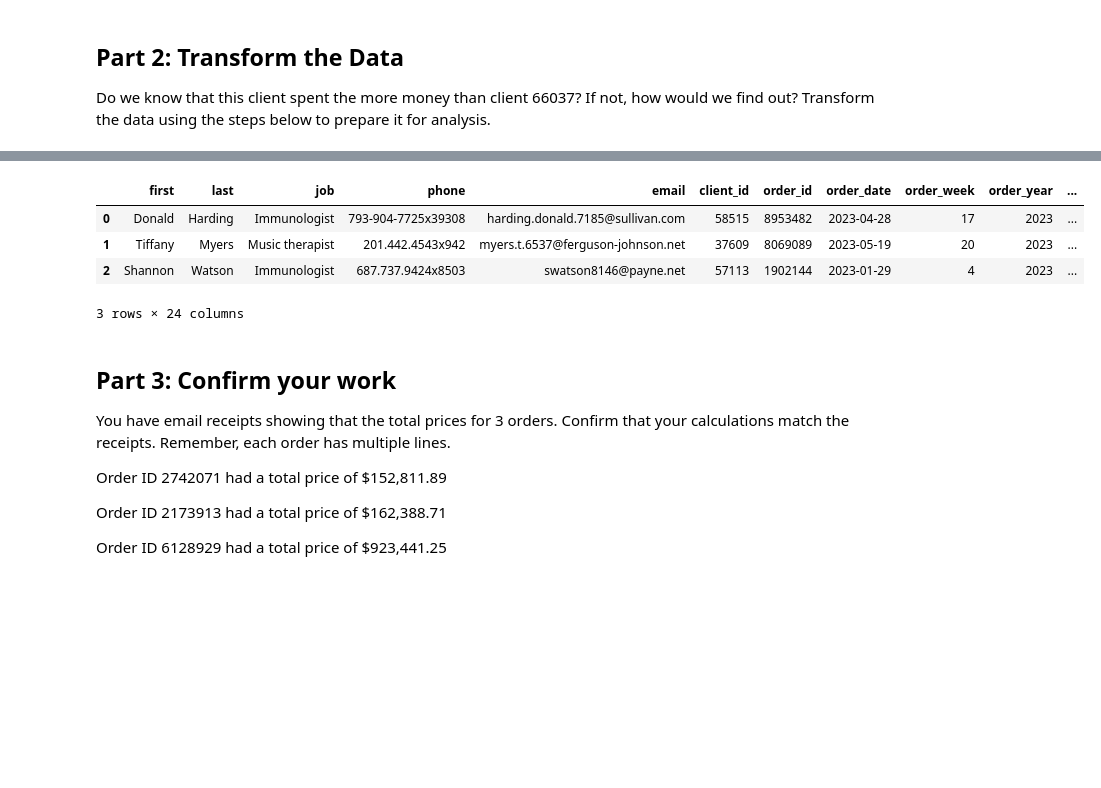
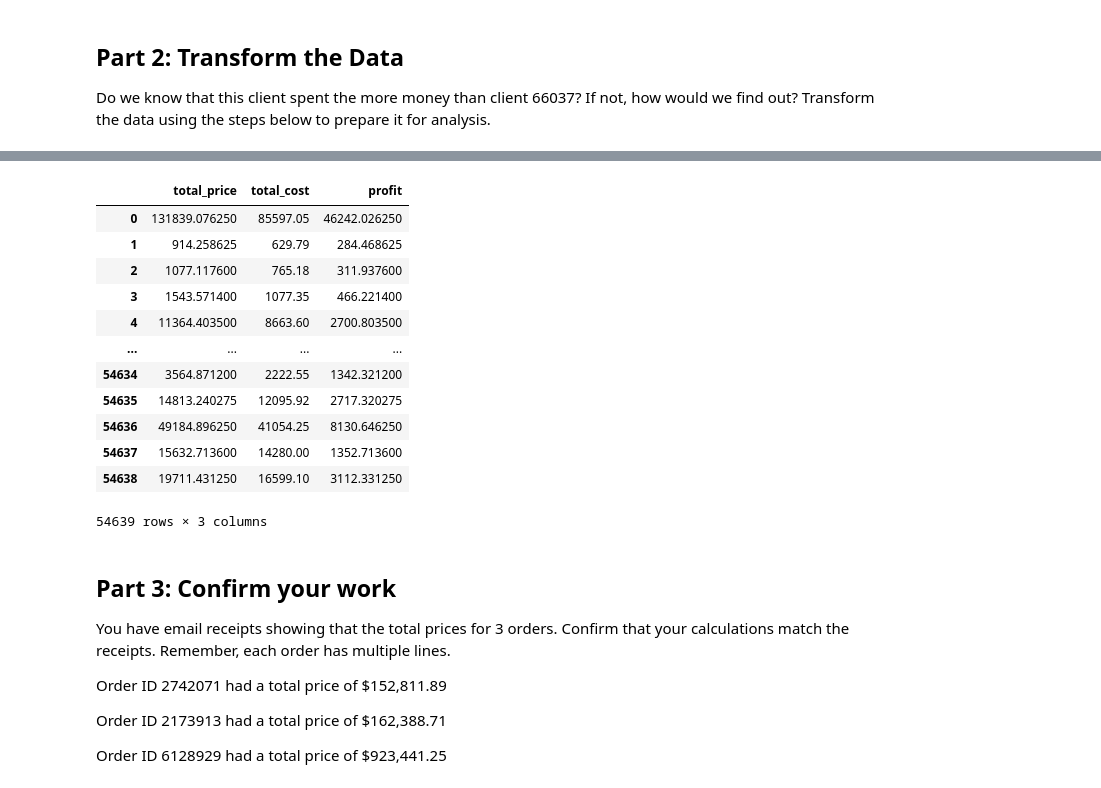
Before and after one commit to YuJames/pandas-challenge-1, a Jupyter notebook: wholesale_data_analysis_starter_code.ipynb, the cells around one changed output, grey strips where cells are left out. Cells and saved outputs as stored; diff of their text form; code cells hidden in the pictures; blank space fills up the shorter version.

```diff
--- a/wholesale_data_analysis_starter_code.ipynb
+++ b/wholesale_data_analysis_starter_code.ipynb
@@ -117,4 +117,6 @@ df[df["client_id"] == top_client_id]["qty"].sum()
 Do we know that this client spent the more money than client 66037? If not, how would we find out? Transform the data using the steps below to prepare it for analysis.
 # %%
 # Create a column that calculates the subtotal for each line using the unit_price and the qty
+df["subtotal"] = df["qty"] * df["unit_price"]
+df[["client_id", "qty", "unit_price", "subtotal"]]
 # %% [output]
@@ -124,4 +136,6 @@ Do we know that this client spent the more money than client 66037? If not, how
 # %%
 # Create a column for shipping price.
 # Assume a shipping price of $7 per pound for orders over 50 pounds and $10 per pound for items 50 pounds or under.
+df["shipping_price"] = df.apply((lambda x: (10 * x["qty"] * x["unit_weight"]) if (x["qty"] * x["unit_weight"]) <= 50 else (7 * x["qty"] * x["unit_weight"]) ), axis=1)
+df[["client_id", "qty", "unit_weight", "shipping_price"]]
 # %% [output]
@@ -132,3 +155,5 @@ Do we know that this client spent the more money than client 66037? If not, how
 # %%
 # Create a column for the total price using the subtotal and the shipping price along with a sales tax of 9.25%
+df["total_price"] = (df["subtotal"] + df["shipping_price"]) * 1.0925
+df[["subtotal", "shipping_price", "total_price"]]
 # %% [output]
@@ -139,4 +173,6 @@ Do we know that this client spent the more money than client 66037? If not, how
 # %%
 # Create a column for the cost of each line using unit cost, qty, and
 # shipping price (assume the shipping cost is exactly what is charged to the client).
+df["total_cost"] = (df["unit_cost"] * df["qty"]) + df["shipping_price"]
+df[["unit_cost", "qty", "shipping_price", "total_cost"]]
 # %% [output]
@@ -148,11 +192,21 @@ Do we know that this client spent the more money than client 66037? If not, how
 # %%
 # Create a column for the profit of each line using line cost and line price
+df["profit"] = df["total_price"] - df["total_cost"]
+df[["total_price", "total_cost", "profit"]]
 # %% [output]
-|  | first | last | job | phone | email | client_id | order_id | order_date | order_week | order_year | ... |
-| 0 | Donald | Harding | Immunologist | 793-904-7725x39308 | harding.donald.7185@sullivan.com | 58515 | 8953482 | 2023-04-28 | 17 | 2023 | ... |
-| 1 | Tiffany | Myers | Music therapist | 201.442.4543x942 | myers.t.6537@ferguson-johnson.net | 37609 | 8069089 | 2023-05-19 | 20 | 2023 | ... |
-| 2 | Shannon | Watson | Immunologist | 687.737.9424x8503 | swatson8146@payne.net | 57113 | 1902144 | 2023-01-29 | 4 | 2023 | ... |
+|  | total_price | total_cost | profit |
+| 0 | 131839.076250 | 85597.05 | 46242.026250 |
+| 1 | 914.258625 | 629.79 | 284.468625 |
+| 2 | 1077.117600 | 765.18 | 311.937600 |
+| 3 | 1543.571400 | 1077.35 | 466.221400 |
+| 4 | 11364.403500 | 8663.60 | 2700.803500 |
+| ... | ... | ... | ... |
+| 54634 | 3564.871200 | 2222.55 | 1342.321200 |
+| 54635 | 14813.240275 | 12095.92 | 2717.320275 |
+| 54636 | 49184.896250 | 41054.25 | 8130.646250 |
+| 54637 | 15632.713600 | 14280.00 | 1352.713600 |
+| 54638 | 19711.431250 | 16599.10 | 3112.331250 |
-3 rows × 24 columns
+54639 rows × 3 columns
 # %% [markdown]
 ## Part 3: Confirm your work
 You have email receipts showing that the total prices for 3 orders. Confirm that your calculations match the receipts. Remember, each order has multiple lines.
```
Also changed, not shown: parts of 5 cells of this notebook.
